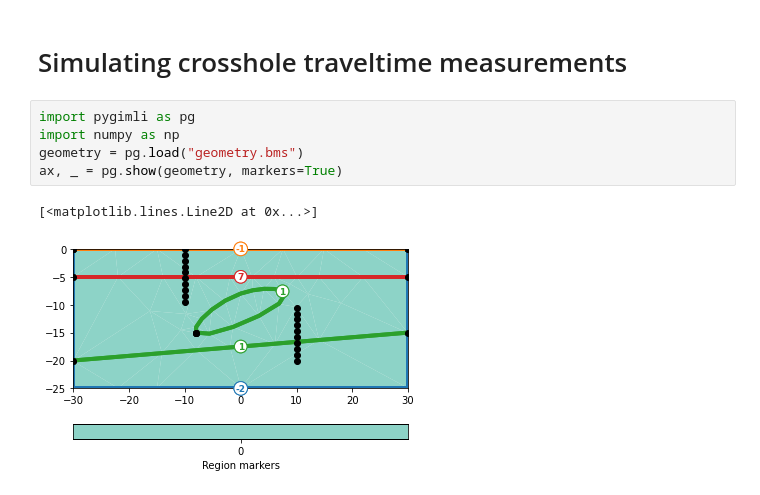
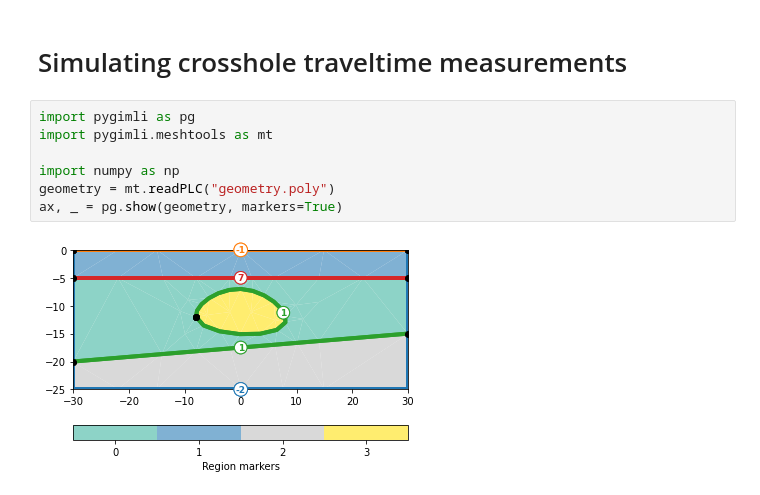
Before and after one commit to gimli-org/transform2021, a Jupyter notebook: 3_Simulating_a_crosshole_traveltime_experiment.ipynb, the cells around one changed output. Saved outputs shown, nothing was run; the diff lists cells and outputs as text.

Commit message:
import / export PLC

```diff
--- a/3_Simulating_a_crosshole_traveltime_experiment.ipynb
+++ b/3_Simulating_a_crosshole_traveltime_experiment.ipynb
@@ -14,9 +14,10 @@
 # Simulating crosshole traveltime measurements
 # %%
 import pygimli as pg
+import pygimli.meshtools as mt
+
 import numpy as np
-geometry = pg.load("geometry.bms")
+geometry = mt.readPLC("geometry.poly")
 ax, _ = pg.show(geometry, markers=True)
 # %% [output]
-[<matplotlib.lines.Line2D at 0x...>]
-[figure, old version]
+[figure, new version]
```
Also changed, not shown: 3 other files.
